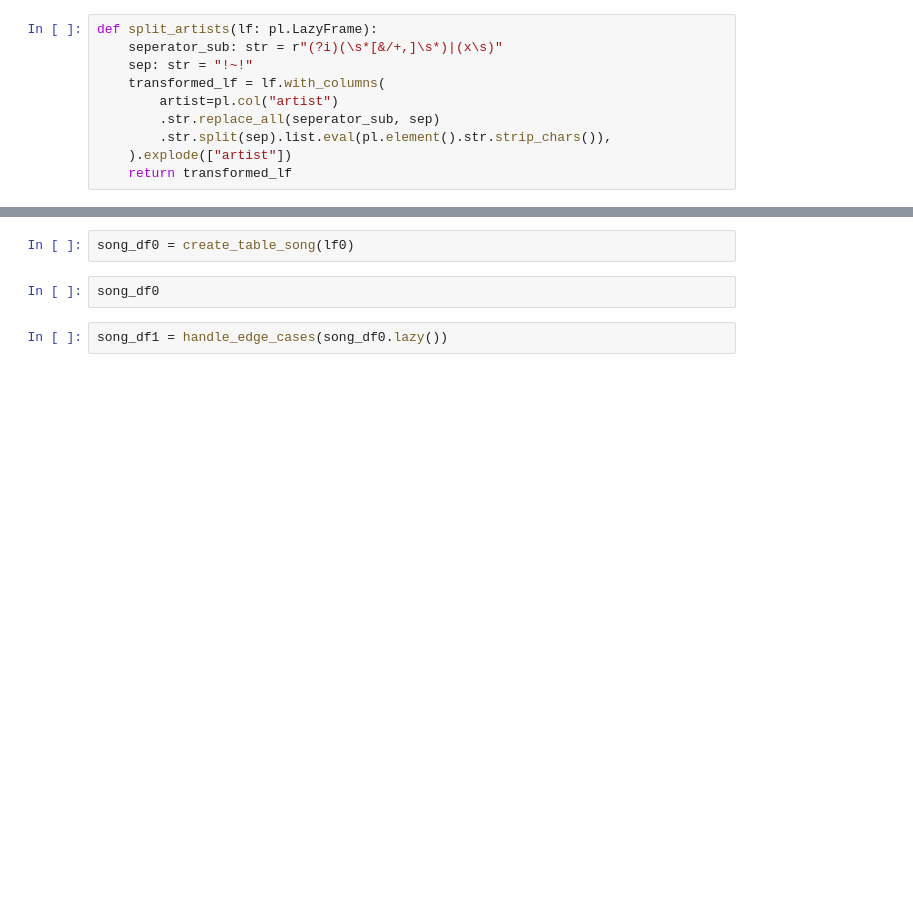
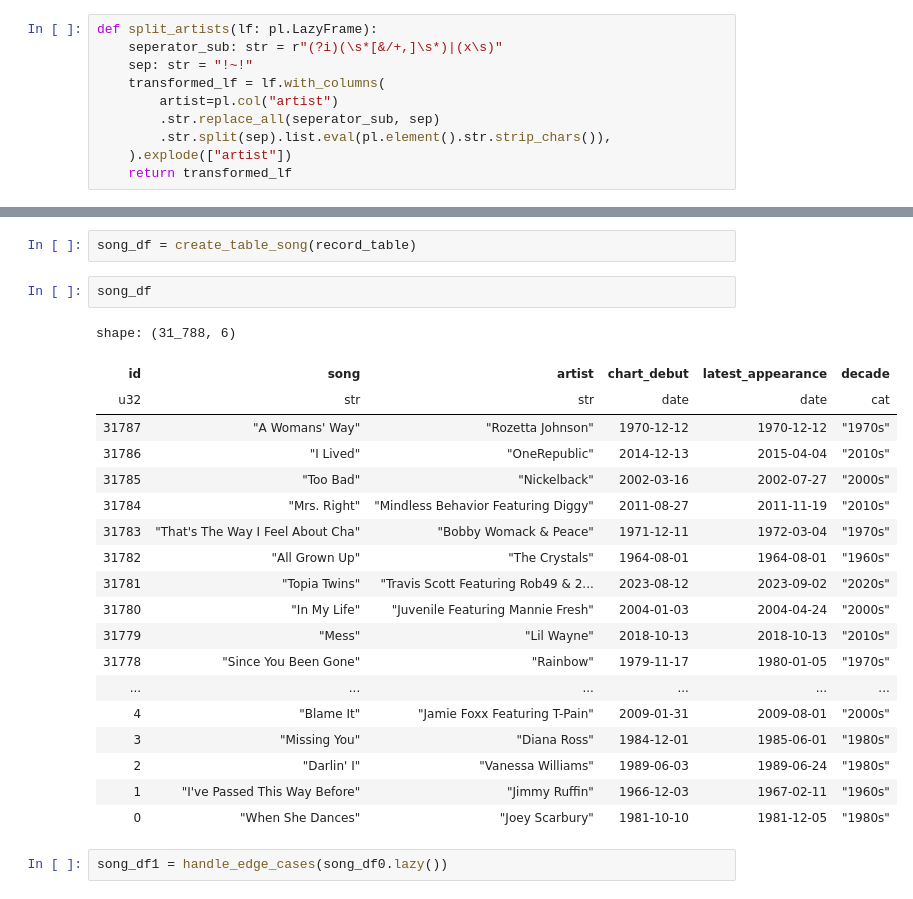
Before and after one commit to ashley-logan/billboard-project, a Jupyter notebook: etl/test_edge_cases.ipynb, the cells around one changed output, grey strips where cells are left out. Saved outputs shown, nothing was run; the diff lists cells and outputs as text; blank space fills up the shorter version.

```diff
--- a/etl/test_edge_cases.ipynb
+++ b/etl/test_edge_cases.ipynb
@@ -142,7 +184,27 @@ def create_table_song(lf):
 # %%
-song_df0 = create_table_song(lf0)
+song_df = create_table_song(record_table)
 # %%
-song_df0
+song_df
+# %% [output]
+shape: (31_788, 6)
+| id | song | artist | chart_debut | latest_appearance | decade |
+| u32 | str | str | date | date | cat |
+| 31787 | "A Womans' Way" | "Rozetta Johnson" | 1970-12-12 | 1970-12-12 | "1970s" |
+| 31786 | "I Lived" | "OneRepublic" | 2014-12-13 | 2015-04-04 | "2010s" |
+| 31785 | "Too Bad" | "Nickelback" | 2002-03-16 | 2002-07-27 | "2000s" |
+| 31784 | "Mrs. Right" | "Mindless Behavior Featuring Diggy" | 2011-08-27 | 2011-11-19 | "2010s" |
+| 31783 | "That's The Way I Feel About Cha" | "Bobby Womack & Peace" | 1971-12-11 | 1972-03-04 | "1970s" |
+| 31782 | "All Grown Up" | "The Crystals" | 1964-08-01 | 1964-08-01 | "1960s" |
+| 31781 | "Topia Twins" | "Travis Scott Featuring Rob49 & 2... | 2023-08-12 | 2023-09-02 | "2020s" |
+| 31780 | "In My Life" | "Juvenile Featuring Mannie Fresh" | 2004-01-03 | 2004-04-24 | "2000s" |
+| 31779 | "Mess" | "Lil Wayne" | 2018-10-13 | 2018-10-13 | "2010s" |
+| 31778 | "Since You Been Gone" | "Rainbow" | 1979-11-17 | 1980-01-05 | "1970s" |
+| ... | ... | ... | ... | ... | ... |
+| 4 | "Blame It" | "Jamie Foxx Featuring T-Pain" | 2009-01-31 | 2009-08-01 | "2000s" |
+| 3 | "Missing You" | "Diana Ross" | 1984-12-01 | 1985-06-01 | "1980s" |
+| 2 | "Darlin' I" | "Vanessa Williams" | 1989-06-03 | 1989-06-24 | "1980s" |
+| 1 | "I've Passed This Way Before" | "Jimmy Ruffin" | 1966-12-03 | 1967-02-11 | "1960s" |
+| 0 | "When She Dances" | "Joey Scarbury" | 1981-10-10 | 1981-12-05 | "1980s" |
 # %%
 song_df1 = handle_edge_cases(song_df0.lazy())
 # %%
```
Also changed, not shown: parts of 18 cells of this notebook, 3 other files.
